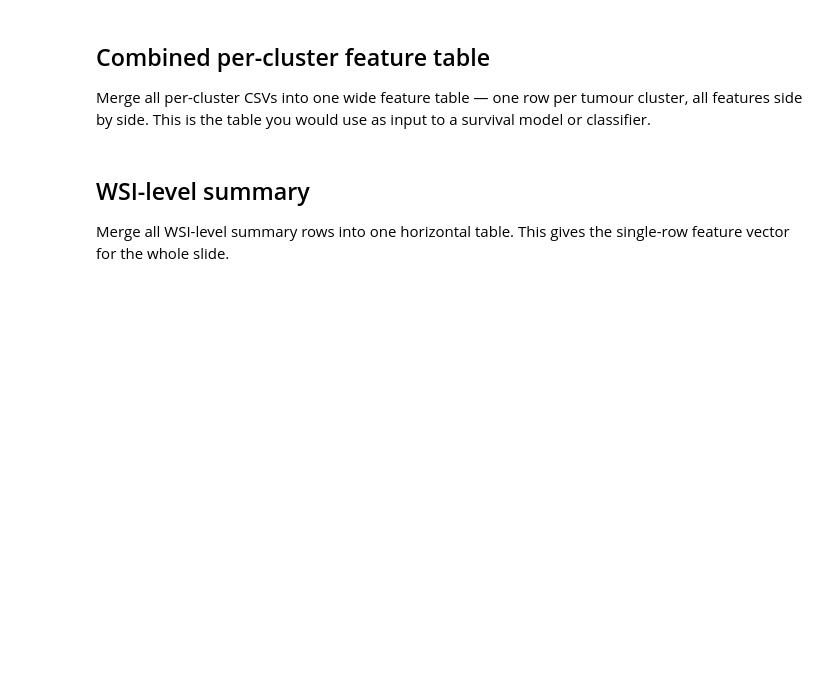
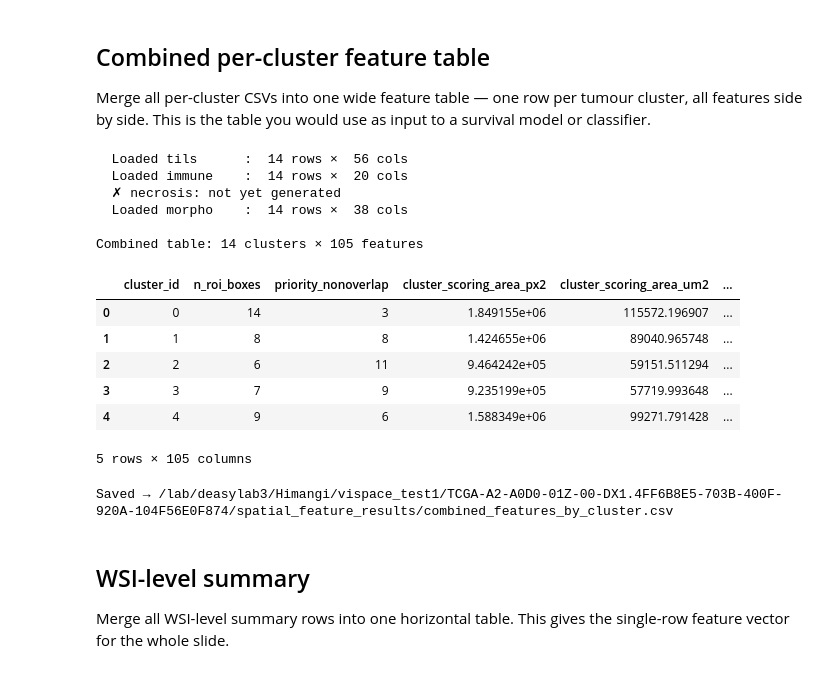
Before and after one commit to himangi2003/ViSPACE, a Jupyter notebook: notebooks/ViSpace_tutorial.ipynb, the cells around one changed output. Drawn from its saved outputs; the diff is of its cells as text; code cells hidden in the pictures; blank space fills up the shorter version.

```diff
--- a/notebooks/ViSpace_tutorial.ipynb
+++ b/notebooks/ViSpace_tutorial.ipynb
@@ -531,34 +588,49 @@ slide_name = Path(cfg.WSI_PATH).stem
 sf = Path(cfg.OUT_DIR) / slide_name / 'spatial_feature_results'
 
 csv_map = {
     'tils':    sf / 'cluster_tils_tsr_score'  / 'tils_tsr_by_cluster.csv',
     'immune':  sf / 'immune_proximity'         / 'immune_proximity_by_cluster.csv',
-    'necrosis':sf / 'necrosis_proximity'       / 'necrosis_proximity_by_cluster.csv',
+    'necrosis':sf / 'necrosis_features'      / 'necrosis_features_by_cluster.csv',
     'morpho':  sf / 'tumor_morphology'         / 'tumor_core_features_by_cluster.csv',
 }
 
 frames = {}
 for key, path in csv_map.items():
     if path.exists():
         frames[key] = pd.read_csv(path)
         print(f'  Loaded {key:10s}: {len(frames[key]):>3} rows × {frames[key].shape[1]:>3} cols')
     else:
         print(f'  ✗ {key}: not yet generated')
 
 if frames:
     base = next(iter(frames.values()))[['cluster_id']].copy()
     for key, df in frames.items():
         # Drop columns that exist in other frames to avoid _x / _y collisions
         drop_cols = [c for c in df.columns if c in base.columns and c != 'cluster_id']
         base = base.merge(df.drop(columns=drop_cols), on='cluster_id', how='left')
 
     print(f'\nCombined table: {base.shape[0]} clusters × {base.shape[1]} features')
     display(base.head())
 
     # Save to disk
     out_path = sf / 'combined_features_by_cluster.csv'
     base.to_csv(out_path, index=False)
     print(f'\nSaved → {out_path}')
+# %% [output]
+  Loaded tils      :  14 rows ×  56 cols
+  Loaded immune    :  14 rows ×  20 cols
+  ✗ necrosis: not yet generated
+  Loaded morpho    :  14 rows ×  38 cols
+
+Combined table: 14 clusters × 105 features
+|  | cluster_id | n_roi_boxes | priority_nonoverlap | cluster_scoring_area_px2 | cluster_scoring_area_um2 | ... |
+| 0 | 0 | 14 | 3 | 1.849155e+06 | 115572.196907 | ... |
+| 1 | 1 | 8 | 8 | 1.424655e+06 | 89040.965748 | ... |
+| 2 | 2 | 6 | 11 | 9.464242e+05 | 59151.511294 | ... |
+| 3 | 3 | 7 | 9 | 9.235199e+05 | 57719.993648 | ... |
+| 4 | 4 | 9 | 6 | 1.588349e+06 | 99271.791428 | ... |
+5 rows × 105 columns
+Saved → /lab/deasylab3/Himangi/vispace_test1/TCGA-A2-A0D0-01Z-00-DX1.4FF6B8E5-703B-400F-920A-104F56E0F874/spatial_feature_results/combined_features_by_cluster.csv
 # %% [markdown]
 ## WSI-level summary
 
```
Also changed, not shown: parts of 7 cells of this notebook, 1 other file.
